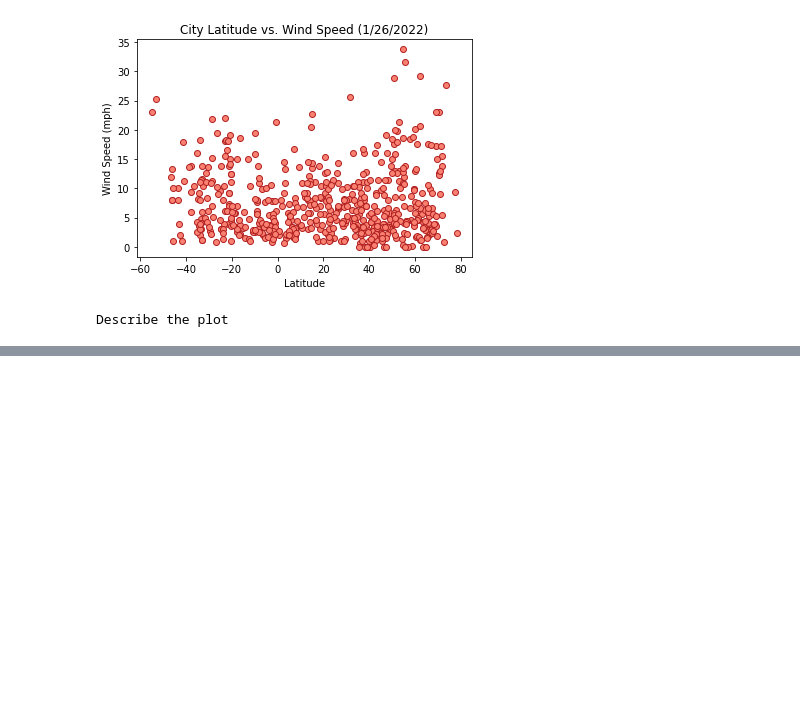
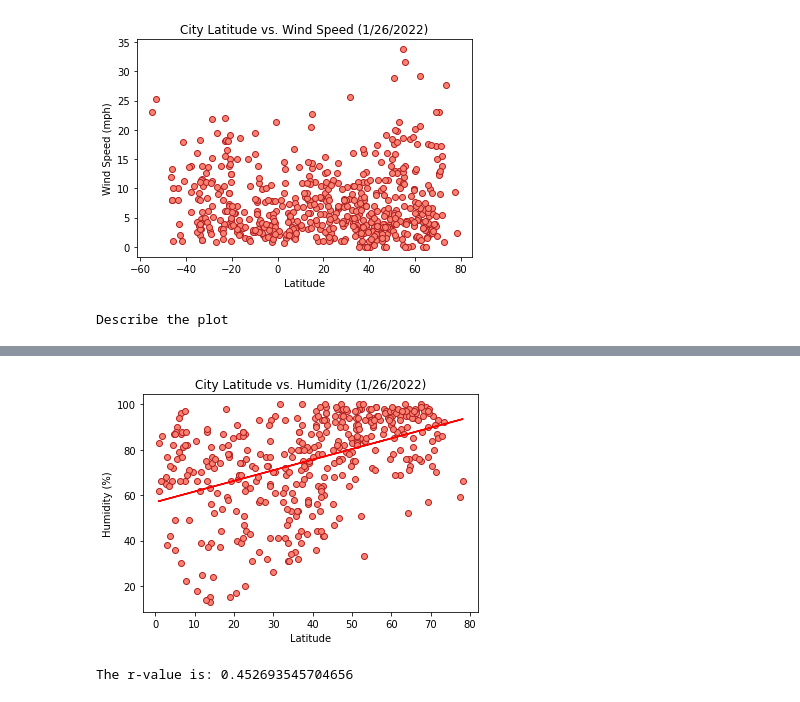
Before and after one commit to ennegineer/06-pythonAPIHW, a Jupyter notebook: WeatherPy/WeatherPy.ipynb, the cells around one changed output, grey strips where cells are left out. Cells and saved outputs as stored; diff of their text form; code cells hidden in the pictures; blank space fills up the shorter version.

```diff
--- a/WeatherPy/WeatherPy.ipynb
+++ b/WeatherPy/WeatherPy.ipynb
@@ -220,0 +233,17 @@ The r-value is:
+# %%
+# Northern Hemisphere: Humidity (%) vs. Latitude Linear Regression
+
+(slope, intercept, rvalue, pvalue, stderr) = linregress(northdata['Lat'], northdata['Humidity'])
+regress_values = northdata['Lat'] * slope + intercept
+
+plt.scatter(northdata['Lat'], northdata['Humidity'], color="salmon", edgecolor="firebrick")
+plt.plot(northdata['Lat'],regress_values,"r-")
+plt.title("City Latitude vs. Humidity (1/26/2022)")
+plt.xlabel("Latitude")
+plt.ylabel("Humidity (%)")
+plt.show()
+print(f"The r-value is: {rvalue}")
+# Explain what linear regression is modeling - describe relationships I notice or other analysis
+# %% [output]
+[figure, added]
+The r-value is: 0.452693545704656
```
Also changed, not shown: parts of 7 cells of this notebook.
